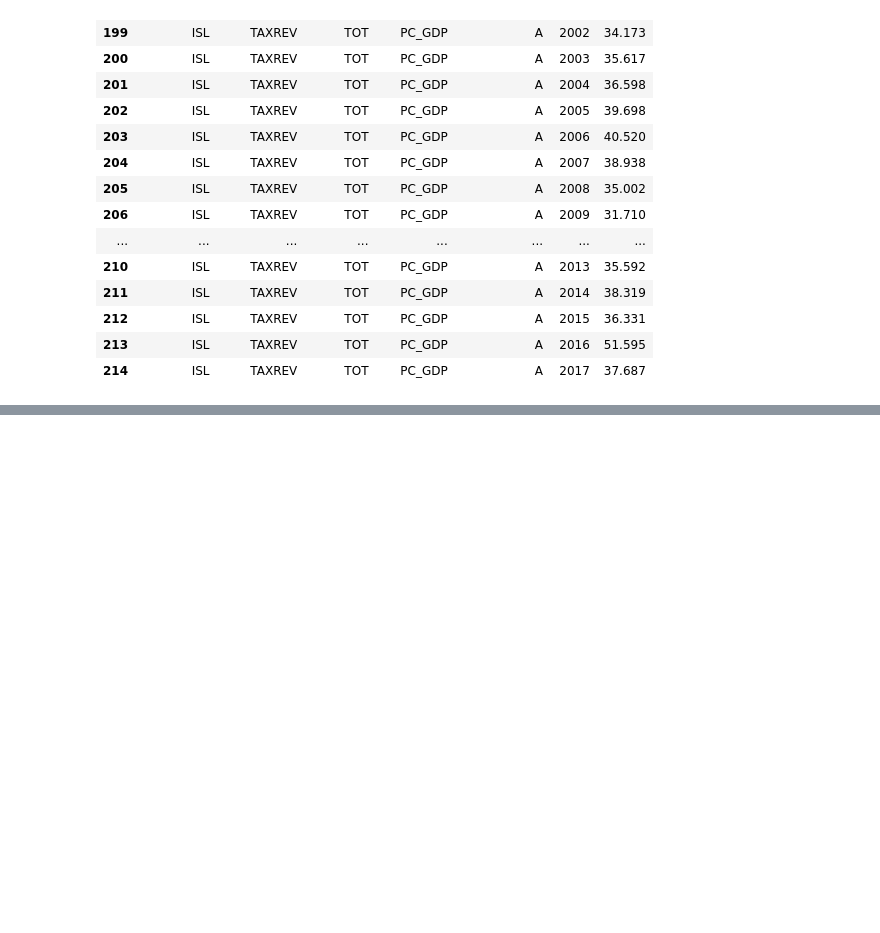
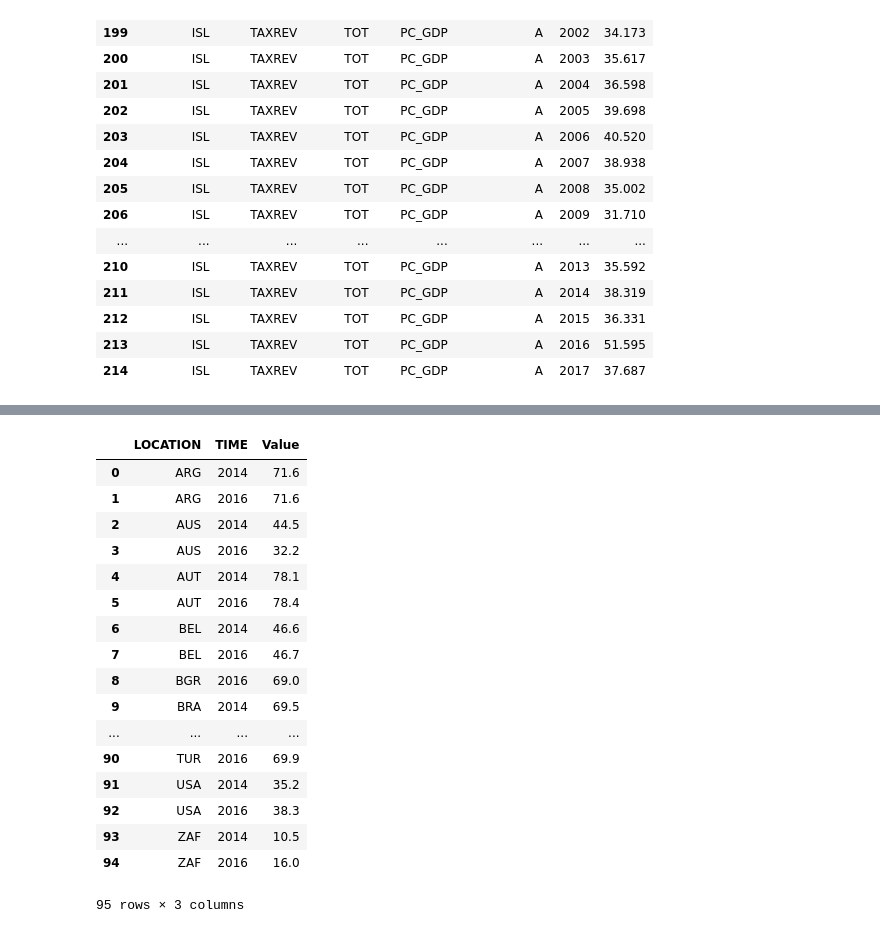
Before and after one commit to hanseul-wang/fire-prediction-model-Kimhae, a Jupyter notebook: Data_analisis/pension & tax.ipynb, the cells around one changed output, grey strips where cells are left out. Drawn from its saved outputs; the diff is of its cells as text; code cells hidden in the pictures; blank space fills up the shorter version.

```diff
--- a/Data_analisis/pension & tax.ipynb
+++ b/Data_analisis/pension & tax.ipynb
@@ -363,0 +378,21 @@ tax[tax['LOCATION']=='ISL']
+# %%
+pension_gross_1
+# %% [output]
+|  | LOCATION | TIME | Value |
+| 0 | ARG | 2014 | 71.6 |
+| 1 | ARG | 2016 | 71.6 |
+| 2 | AUS | 2014 | 44.5 |
+| 3 | AUS | 2016 | 32.2 |
+| 4 | AUT | 2014 | 78.1 |
+| 5 | AUT | 2016 | 78.4 |
+| 6 | BEL | 2014 | 46.6 |
+| 7 | BEL | 2016 | 46.7 |
+| 8 | BGR | 2016 | 69.0 |
+| 9 | BRA | 2014 | 69.5 |
+| ... | ... | ... | ... |
+| 90 | TUR | 2016 | 69.9 |
+| 91 | USA | 2014 | 35.2 |
+| 92 | USA | 2016 | 38.3 |
+| 93 | ZAF | 2014 | 10.5 |
+| 94 | ZAF | 2016 | 16.0 |
+95 rows × 3 columns
```
Also changed, not shown: parts of 9 cells of this notebook, 2 other files.
